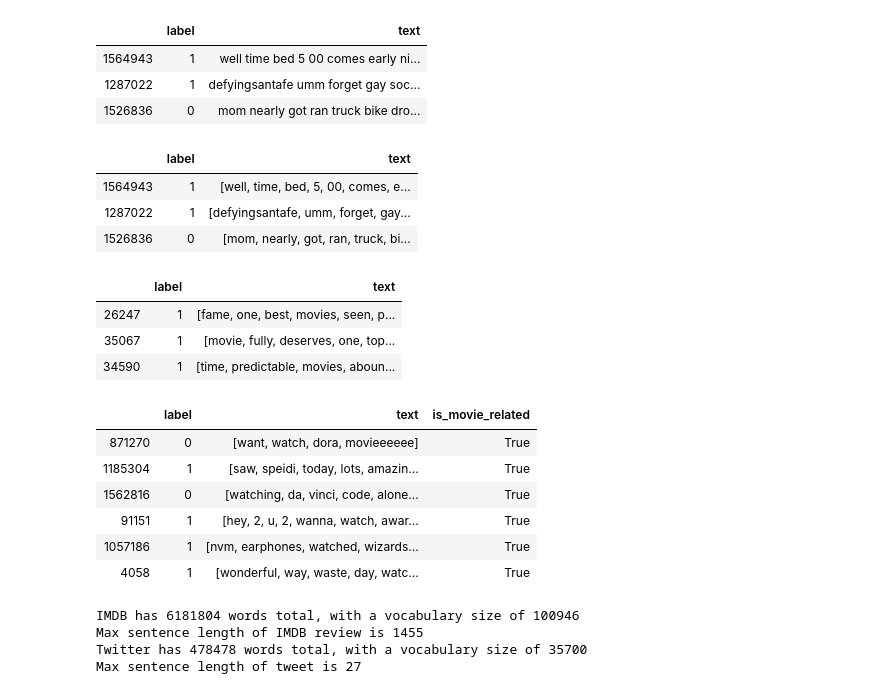
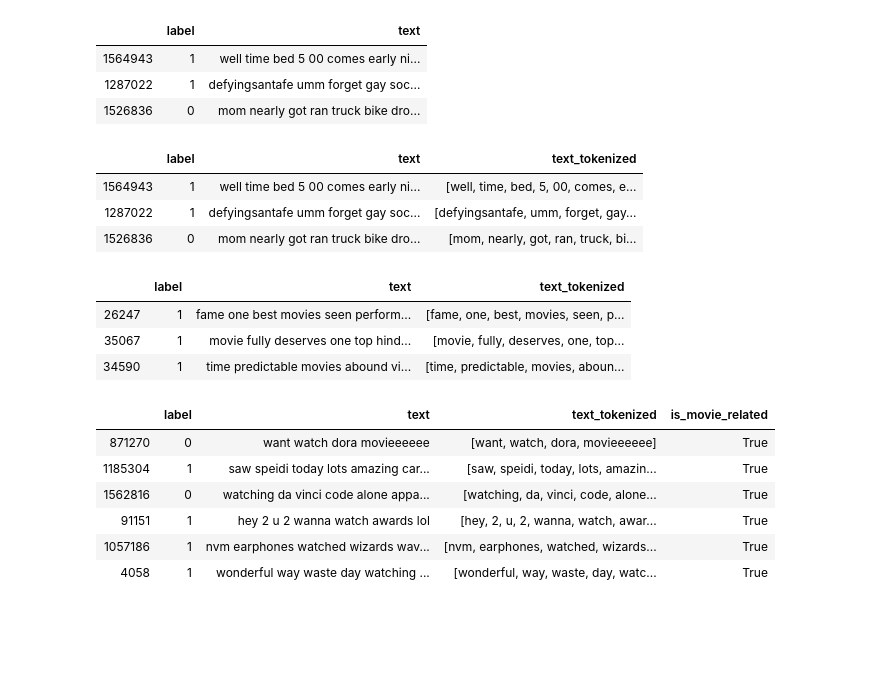
Before and after one commit to Psychotechnopath/Datamining_assignments, a Jupyter notebook: Assignment 3/Assignment 3.ipynb, the cells around one changed output. Cells and saved outputs as stored; diff of their text form; code cells hidden in the pictures; blank space fills up the shorter version.

```diff
--- a/Assignment 3/Assignment 3.ipynb
+++ b/Assignment 3/Assignment 3.ipynb
@@ -124,58 +124,40 @@ display(twitter.sample(3, random_state=1))
 | 1526836 | 0 | mom nearly got ran truck bike dro... |
 # %%
 #Tokenize the words (This breaks up the strings into a list of words or pieces)
-twitter['text'] = [_text.split() for _text in twitter['text']]
-imdb_final['text'] = [_text.split() for _text in imdb_final['text']]
+twitter['text_tokenized'] = [_text.split() for _text in twitter['text']]
+imdb_final['text_tokenized'] = [_text.split() for _text in imdb_final['text']]
 display(twitter.sample(3, random_state=1))
 display(imdb_final.sample(3, random_state=1))
 # %% [output]
-|  | label | text |
-| 1564943 | 1 | [well, time, bed, 5, 00, comes, e... |
-| 1287022 | 1 | [defyingsantafe, umm, forget, gay... |
-| 1526836 | 0 | [mom, nearly, got, ran, truck, bi... |
+|  | label | text | text_tokenized |
+| 1564943 | 1 | well time bed 5 00 comes early ni... | [well, time, bed, 5, 00, comes, e... |
+| 1287022 | 1 | defyingsantafe umm forget gay soc... | [defyingsantafe, umm, forget, gay... |
+| 1526836 | 0 | mom nearly got ran truck bike dro... | [mom, nearly, got, ran, truck, bi... |
-|  | label | text |
-| 26247 | 1 | [fame, one, best, movies, seen, p... |
-| 35067 | 1 | [movie, fully, deserves, one, top... |
-| 34590 | 1 | [time, predictable, movies, aboun... |
+|  | label | text | text_tokenized |
+| 26247 | 1 | fame one best movies seen perform... | [fame, one, best, movies, seen, p... |
+| 35067 | 1 | movie fully deserves one top hind... | [movie, fully, deserves, one, top... |
+| 34590 | 1 | time predictable movies abound vi... | [time, predictable, movies, aboun... |
 # %%
 #Since our goal is to compare tweets about movies and imdb movie reviews, we filter the twitter dataset
 #on movie-related words. Please note that this list is completely arbitrary, and it is an assumption
 #that all the tweets which have these words in them are actually about movies.
 MOVIE_RELATED_WORDS = set(["movie", "movies", "watch",
                            "watching", "film", "cinema",
                            "actor", "thriller",
                            "horror", "dvd", "bluray", "soundtrack",
                             "director", "remake", "blockbuster"])
 
 def contains_movie_word(words):
     return any(word in MOVIE_RELATED_WORDS for word in words)
 
-twitter['is_movie_related'] = twitter['text'].apply(contains_movie_word)
+twitter['is_movie_related'] = twitter['text_tokenized'].apply(contains_movie_word)
 twitter_movie = twitter[twitter['is_movie_related']==True]
 display(twitter_movie.sample(6, random_state=1))
 # %% [output]
-|  | label | text | is_movie_related |
-| 871270 | 0 | [want, watch, dora, movieeeeee] | True |
-| 1185304 | 1 | [saw, speidi, today, lots, amazin... | True |
-| 1562816 | 0 | [watching, da, vinci, code, alone... | True |
-| 91151 | 1 | [hey, 2, u, 2, wanna, watch, awar... | True |
-| 1057186 | 1 | [nvm, earphones, watched, wizards... | True |
-| 4058 | 1 | [wonderful, way, waste, day, watc... | True |
+|  | label | text | text_tokenized | is_movie_related |
+| 871270 | 0 | want watch dora movieeeeee | [want, watch, dora, movieeeeee] | True |
+| 1185304 | 1 | saw speidi today lots amazing car... | [saw, speidi, today, lots, amazin... | True |
+| 1562816 | 0 | watching da vinci code alone appa... | [watching, da, vinci, code, alone... | True |
+| 91151 | 1 | hey 2 u 2 wanna watch awards lol | [hey, 2, u, 2, wanna, watch, awar... | True |
+| 1057186 | 1 | nvm earphones watched wizards wav... | [nvm, earphones, watched, wizards... | True |
+| 4058 | 1 | wonderful way waste day watching ... | [wonderful, way, waste, day, watc... | True |
-# %%
-#Check lengths and sizes of vocabulary so we can generate proper paddings
-imdb_sentence_lengths = [len(tokens) for tokens in imdb_final["text"]]
-all_imdb_words = [word for tokens in imdb_final["text"] for word in tokens]
-unique_imdb_words = sorted(list(set(all_imdb_words)))
-print("IMDB has {} words total, with a vocabulary size of {}".format(len(all_imdb_words), len(unique_imdb_words)))
-print("Max sentence length of IMDB review is {}".format(max(imdb_sentence_lengths)))
-
-twitter_sentence_lengths = [len(tokens) for tokens in twitter_movie["text"]]
-all_twitter_words = [word for tokens in twitter_movie["text"] for word in tokens]
-unique_twitter_words = sorted(list(set(all_twitter_words)))
-print("Twitter has {} words total, with a vocabulary size of {}".format(len(all_twitter_words), len(unique_twitter_words)))
-print("Max sentence length of tweet is {}".format(max(twitter_sentence_lengths)))
-# %% [output]
-IMDB has 6181804 words total, with a vocabulary size of 100946
-Max sentence length of IMDB review is 1455
-Twitter has 478478 words total, with a vocabulary size of 35700
-Max sentence length of tweet is 27
```
Also changed, not shown: parts of 20 cells of this notebook, 3 other files.
